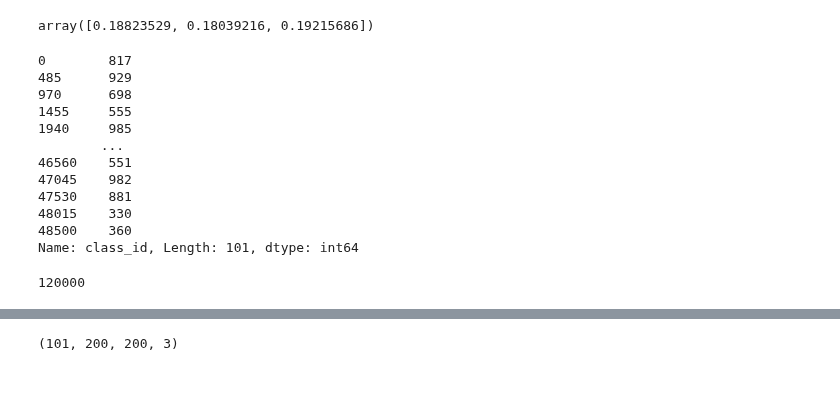
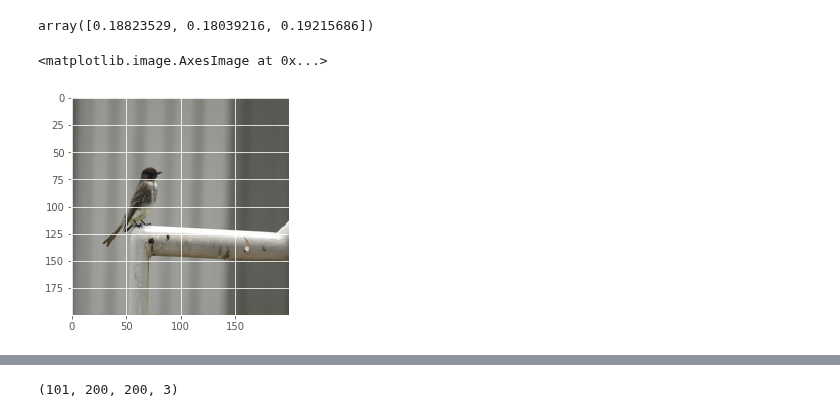
Before and after one commit to cwong690/Birdex, a Jupyter notebook: image_prep.ipynb, the cells around one changed output, grey strips where cells are left out. Drawn from its saved outputs; the diff is of its cells as text; code cells hidden in the pictures; blank space fills up the shorter version.

```diff
--- a/image_prep.ipynb
+++ b/image_prep.ipynb
@@ -347,5 +349,10 @@ array([0.18823529, 0.18039216, 0.19215686])
 # %%
 # normalize the RBG values
 xs_samp = xs_samp/255.0
+# %%
+plt.imshow(xs_samp[1])
+# %% [output]
+<matplotlib.image.AxesImage at 0x...>
+[figure, added]
 # %%
 # grab numeric label
@@ -354,15 +360,0 @@ y_txt_label = master_df['txt_labels'][::485]
-# %%
-y
-# %% [output]
-0        817
-485      929
-970      698
-1455     555
-1940     985
-        ...
-46560    551
-47045    982
-47530    881
-48015    330
-48500    360
-Name: class_id, Length: 101, dtype: int64
@@ -375,4 +360,0 @@ sample = [x.flatten() for x in xs_samp]
-# %%
-len(sample[0])
-# %% [output]
-120000
```
Also changed, not shown: parts of 23 cells of this notebook.
